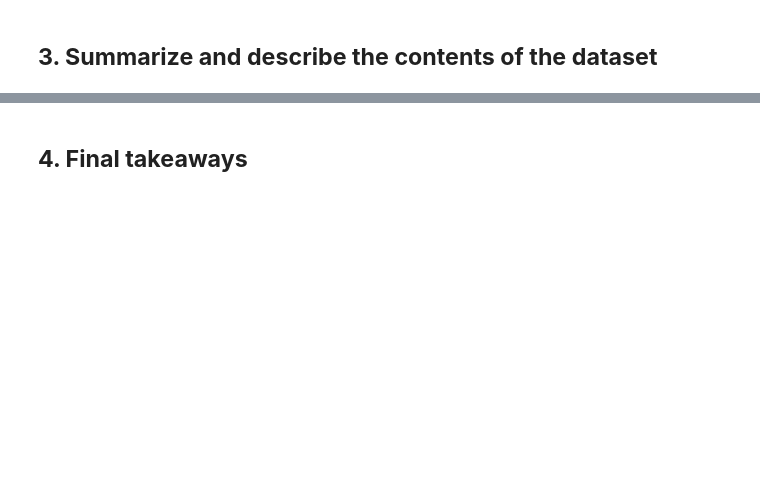
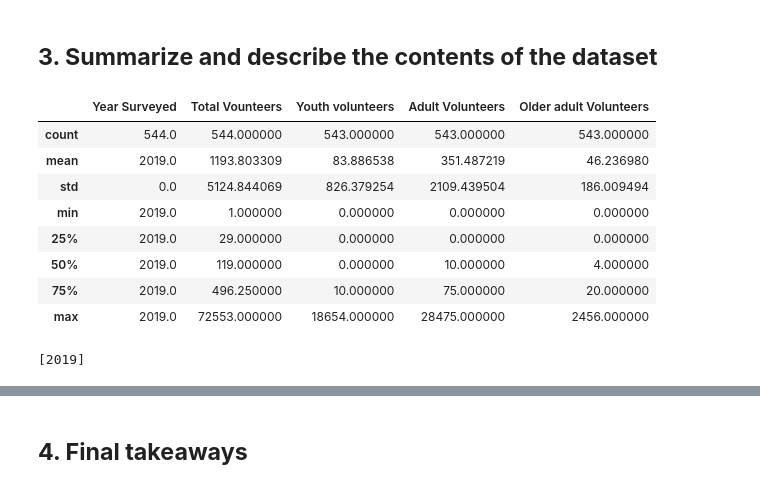
Before and after one commit to davidwhitenyc/Exploratory-Data-Analysis, a Jupyter notebook: msm_032_exploratory_data_analysis_volunteers_count_report.ipynb, the cells around one changed output, grey strips where cells are left out. Cells and saved outputs as stored; diff of their text form; code cells hidden in the pictures; blank space fills up the shorter version.

```diff
--- a/msm_032_exploratory_data_analysis_volunteers_count_report.ipynb
+++ b/msm_032_exploratory_data_analysis_volunteers_count_report.ipynb
@@ -170,2 +182,16 @@ memory usage: 97.9+ KB
 # %% [markdown]
 ## **3. Summarize and describe the contents of the dataset**
+# %%
+# summarize the numerical values in our data set
+
+volunteers.describe()
+# %% [output]
+|  | Year Surveyed | Total Vounteers | Youth volunteers | Adult Volunteers | Older adult Volunteers |
+| count | 544.0 | 544.000000 | 543.000000 | 543.000000 | 543.000000 |
+| mean | 2019.0 | 1193.803309 | 83.886538 | 351.487219 | 46.236980 |
+| std | 0.0 | 5124.844069 | 826.379254 | 2109.439504 | 186.009494 |
+| min | 2019.0 | 1.000000 | 0.000000 | 0.000000 | 0.000000 |
+| 25% | 2019.0 | 29.000000 | 0.000000 | 0.000000 | 0.000000 |
+| 50% | 2019.0 | 119.000000 | 0.000000 | 10.000000 | 4.000000 |
+| 75% | 2019.0 | 496.250000 | 10.000000 | 75.000000 | 20.000000 |
+| max | 2019.0 | 72553.000000 | 18654.000000 | 28475.000000 | 2456.000000 |
@@ -171,0 +202,4 @@ memory usage: 97.9+ KB
+# %%
+print(years.unique())
+# %% [output]
+[2019]
```
Also changed, not shown: parts of 27 cells of this notebook.
